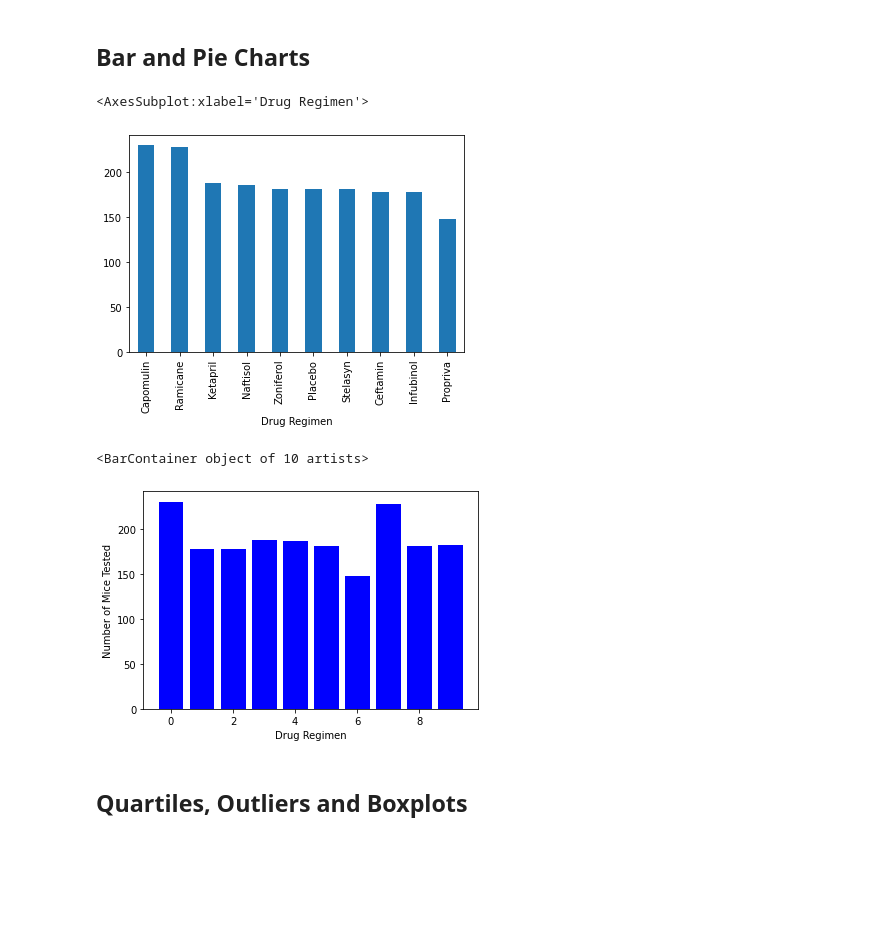
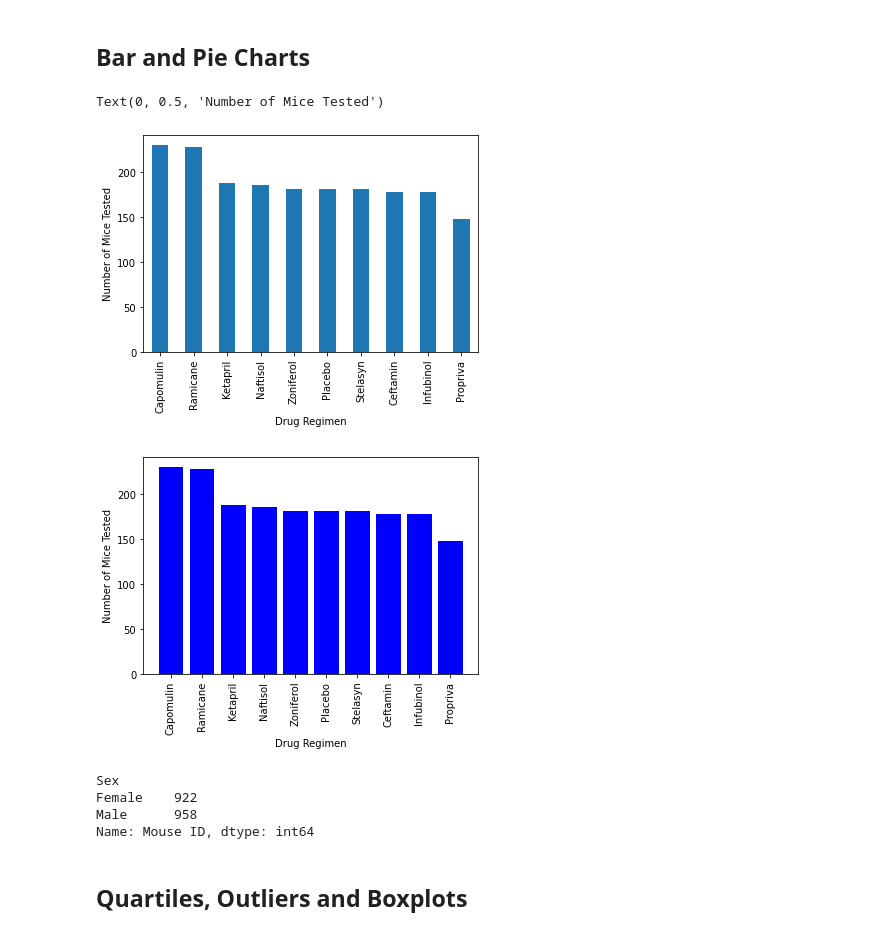
Before and after one commit to ttoffey/MatPlotLib_Challenge, a Jupyter notebook: main_py.ipynb, the cells around one changed output. Drawn from its saved outputs; the diff is of its cells as text; code cells hidden in the pictures; blank space fills up the shorter version.

```diff
--- a/main_py.ipynb
+++ b/main_py.ipynb
@@ -196,28 +196,43 @@ datapoints = df.groupby("Drug Regimen")
 chart_datapoints = datapoints["Mouse ID"].count().reset_index()
 chart_datapoints = chart_datapoints.sort_values('Mouse ID', ascending=False)
 chart_datapoints = chart_datapoints.set_index("Drug Regimen")
-chart_datapoints
-chart_datapoints.plot(kind='bar', legend=None)
-
+chart = chart_datapoints.plot(kind='bar', legend=None)
+chart.set_ylabel("Number of Mice Tested")
 
 #ax=chart_datapoints.plot(kind='bar')
 #ax.set_ylabel("Number of Mice Tested")
 # %% [output]
-<AxesSubplot:xlabel='Drug Regimen'>
+Text(0, 0.5, 'Number of Mice Tested')
-[figure, old version]
+[figure, new version]
 # %%
 # Generate identical bar plot using pyplot instead of pandas.
-datapoints = df.groupby("Drug Regimen")
-chart_datapoints = datapoints["Mouse ID"].count()
-x_axis = np.arange(len(chart_datapoints))
+chart_datapoints_reset = chart_datapoints.reset_index()
+chart_datapoints_reset
+x_axis = chart_datapoints_reset["Drug Regimen"]
+y_axis = chart_datapoints_reset["Mouse ID"]
+
+#x_axis = np.arange(len(chart_datapoints_reset["Drug Regimen"]))
+#x_axis = np.arange(len(x-axis))
+
+
+plt.bar(x_axis, y_axis, color="b", align="center")
 plt.xlabel("Drug Regimen")
 plt.ylabel("Number of Mice Tested")
-plt.bar(x_axis, chart_datapoints, color="b", align="center")
+
+
+plt.xticks(rotation = 90)
+plt.show()
 # %% [output]
-<BarContainer object of 10 artists>
-[figure, old version]
+[figure, new version]
 # %%
 # Generate a pie plot showing the distribution of female versus male mice using pandas
+gender_group = df.groupby("Sex")
+gender_group["Mouse ID"].count()
+# %% [output]
+Sex
+Female    922
+Male      958
+Name: Mouse ID, dtype: int64
 # %%
 # Generate identical pie plot using pyplot
 # %% [markdown]
```
